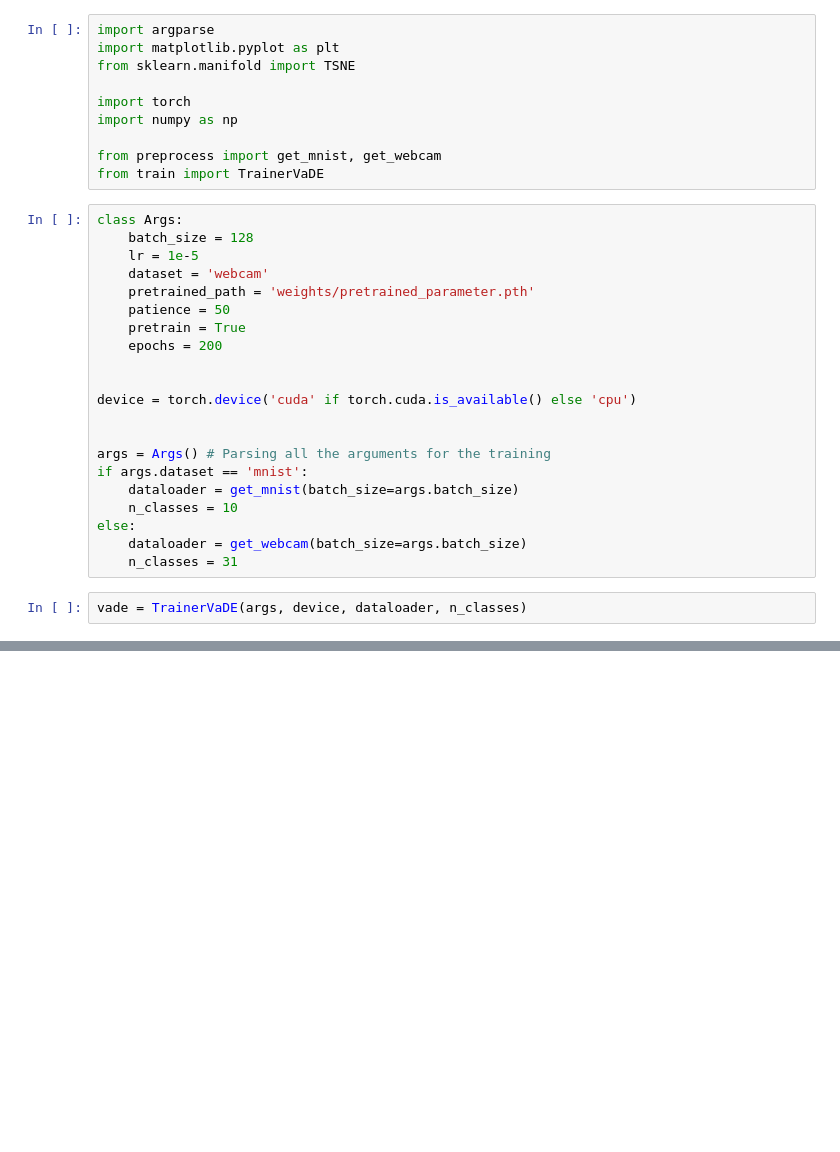
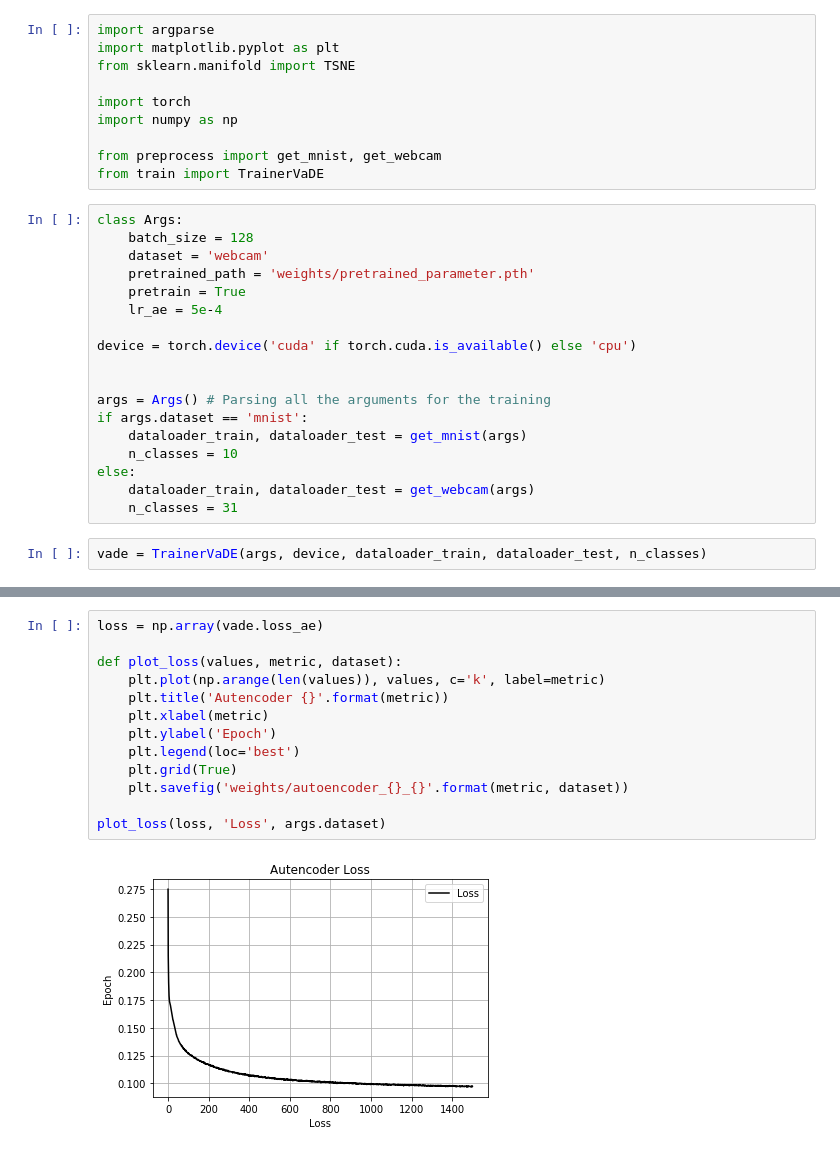
Before and after one commit to mperezcarrasco/Pytorch-VaDE, a Jupyter notebook: Autoencoder Testing.ipynb, the cells around one changed output, grey strips where cells are left out. Cells and saved outputs as stored; diff of their text form; blank space fills up the shorter version.

Commit message:
working vade for mnist and office

```diff
--- a/Autoencoder Testing.ipynb
+++ b/Autoencoder Testing.ipynb
@@ -11,26 +11,23 @@ from train import TrainerVaDE
 # %%
 class Args:
     batch_size = 128
-    lr = 1e-5
     dataset = 'webcam'
     pretrained_path = 'weights/pretrained_parameter.pth'
-    patience = 50
     pretrain = True
-    epochs = 200
-
+    lr_ae = 5e-4
 
 device = torch.device('cuda' if torch.cuda.is_available() else 'cpu')
 
 
 args = Args() # Parsing all the arguments for the training
 if args.dataset == 'mnist':
-    dataloader = get_mnist(batch_size=args.batch_size)
+    dataloader_train, dataloader_test = get_mnist(args)
     n_classes = 10
 else:
-    dataloader = get_webcam(batch_size=args.batch_size)
+    dataloader_train, dataloader_test = get_webcam(args)
     n_classes = 31
 # %%
-vade = TrainerVaDE(args, device, dataloader, n_classes)
+vade = TrainerVaDE(args, device, dataloader_train, dataloader_test, n_classes)
 # %%
 vade.pretrain()
 # %% [output]
@@ -54,3 +51,18 @@ Saving weights.
+# %%
+loss = np.array(vade.loss_ae)
+
+def plot_loss(values, metric, dataset):
+    plt.plot(np.arange(len(values)), values, c='k', label=metric)
+    plt.title('Autencoder {}'.format(metric))
+    plt.xlabel(metric)
+    plt.ylabel('Epoch')
+    plt.legend(loc='best')
+    plt.grid(True)
+    plt.savefig('weights/autoencoder_{}_{}'.format(metric, dataset))
+
+plot_loss(loss, 'Loss', args.dataset)
+# %% [output]
+[figure, added]
 # %%
 import numpy as np
 
```
Also changed, not shown: parts of 5 cells of this notebook, 4 other files.
